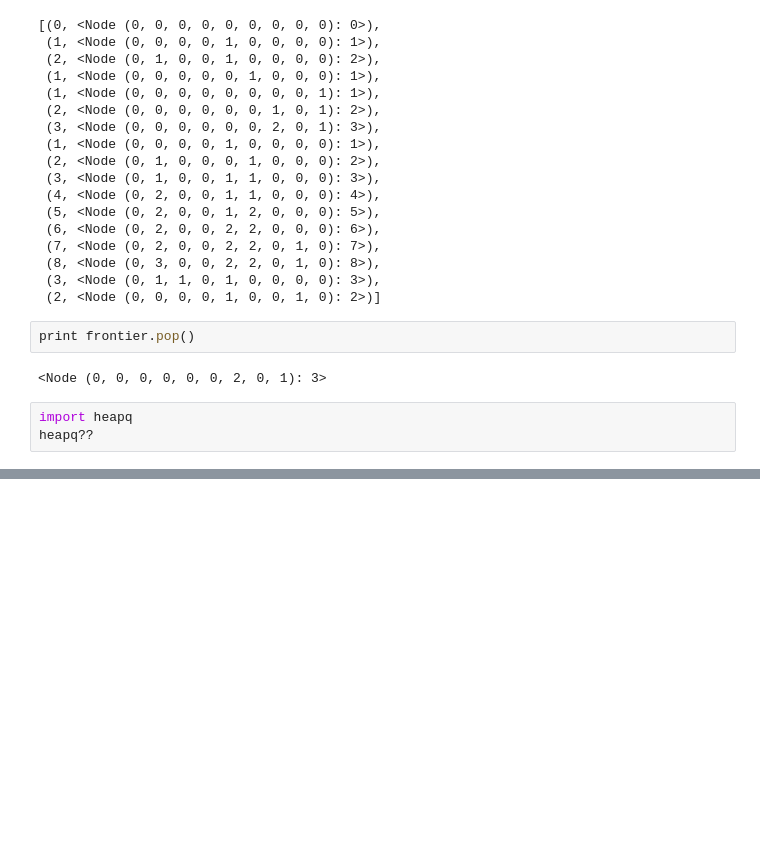
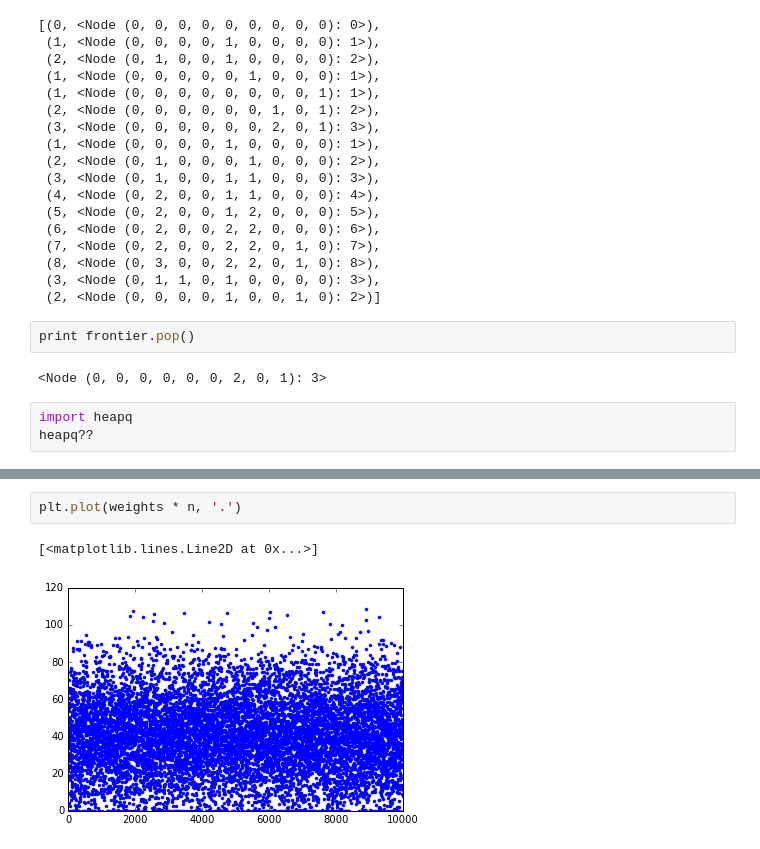
Before and after one commit to vfdev-5/Santas-Uncertain-Bags, a Jupyter notebook: notebooks/tests.ipynb, the cells around one changed output, grey strips where cells are left out. Cells and saved outputs as stored; diff of their text form; blank space fills up the shorter version.

```diff
--- a/notebooks/tests.ipynb
+++ b/notebooks/tests.ipynb
@@ -371,0 +413,5 @@ heapq??
+# %%
+plt.plot(weights * n, '.')
+# %% [output]
+[<matplotlib.lines.Line2D at 0x...>]
+[figure, added]
```
Also changed, not shown: parts of 9 cells of this notebook, 2 other files.
